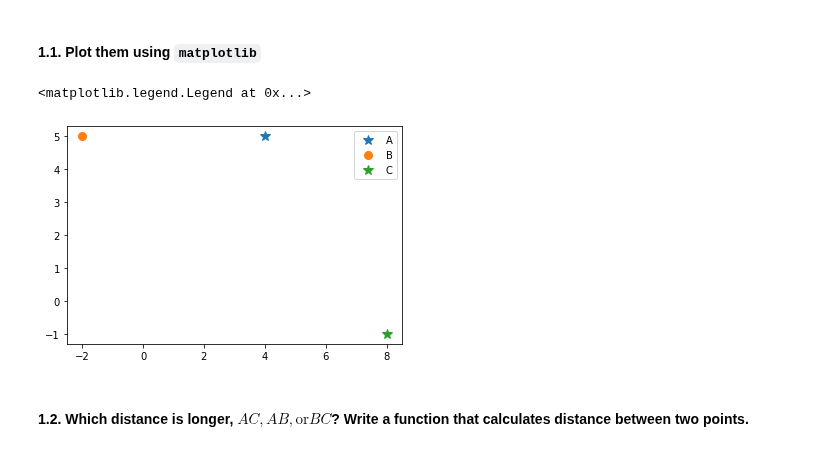
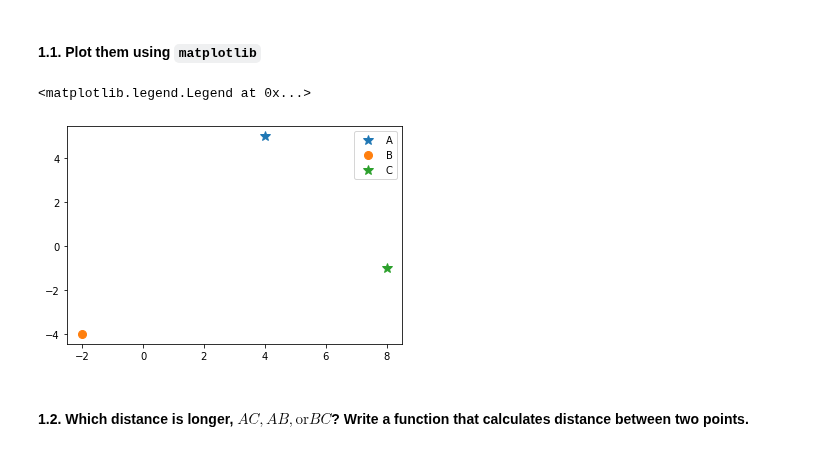
Before and after one commit to Ironhack-Data-Madrid-Enero-2021/lab-math-refresher, a Jupyter notebook: your-code/main.ipynb, the cells around one changed output. Cells and saved outputs as stored; diff of their text form; code cells hidden in the pictures.

```diff
--- a/your-code/main.ipynb
+++ b/your-code/main.ipynb
@@ -36,20 +36,22 @@ $C=(8, -1)$
 # %%
 
 A= (4, 5)
 B= (-2, -4)
 C= (8, -1)
 
 fig, ax = plt.subplots()
 
 
 plt.plot(A[0], A[1], "*", markersize = 10, label = "A")
-plt.plot(B[0], A[1], "o", markersize = 8, label = "B")
+plt.plot(B[0], B[1], "o", markersize = 8, label = "B")
 plt.plot(C[0], C[1], "*", markersize = 10, label = "C")
 
+#ax.set_xlim([-3,-9])
+#ax.set_ylim([-5 , 6])
 plt.legend()
 # %% [output]
 <matplotlib.legend.Legend at 0x...>
-[figure, old version]
+[figure, new version]
 # %% [markdown]
 #### 1.2. Which distance is longer, $AC, AB, \text{or} BC$? Write a function that calculates distance between two points.
 # %%
```
Also changed, not shown: parts of 46 cells of this notebook.
